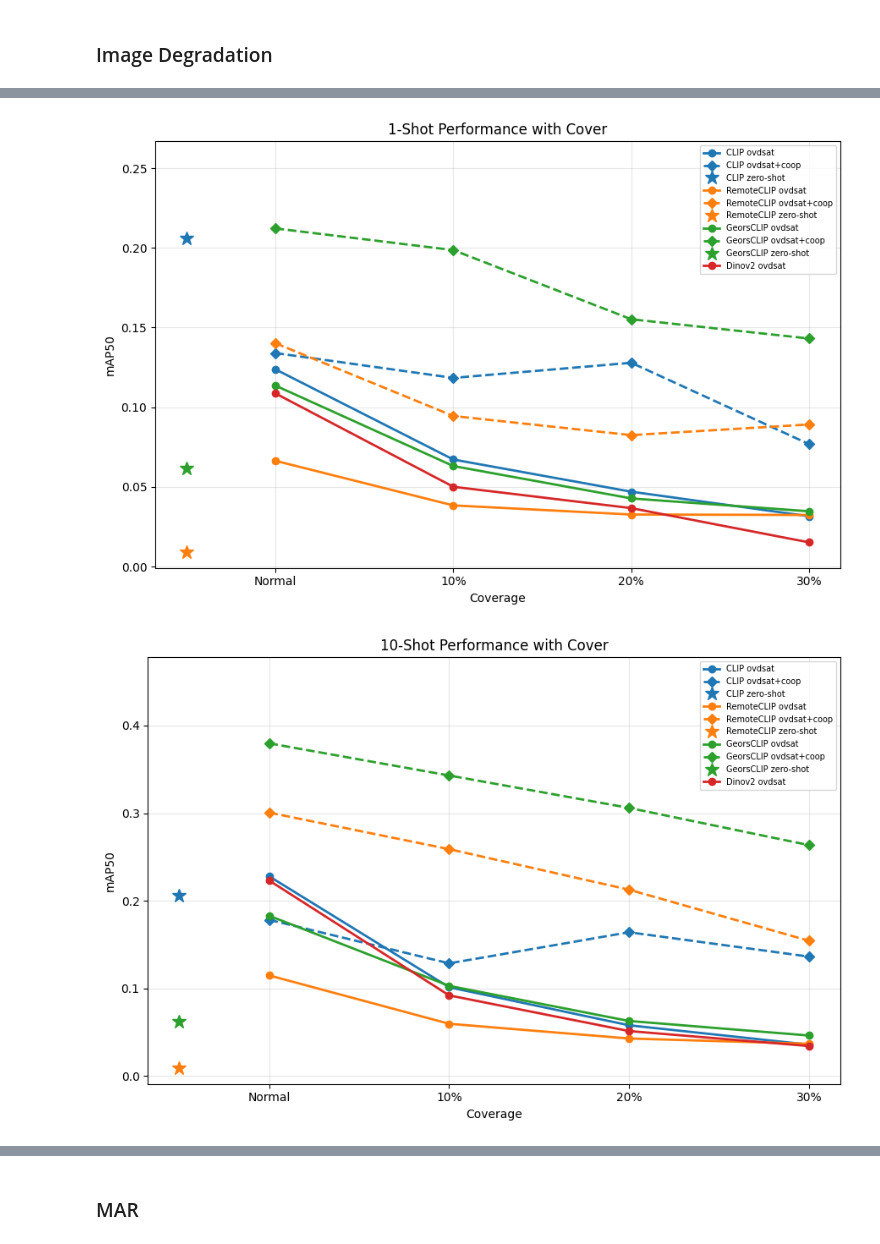
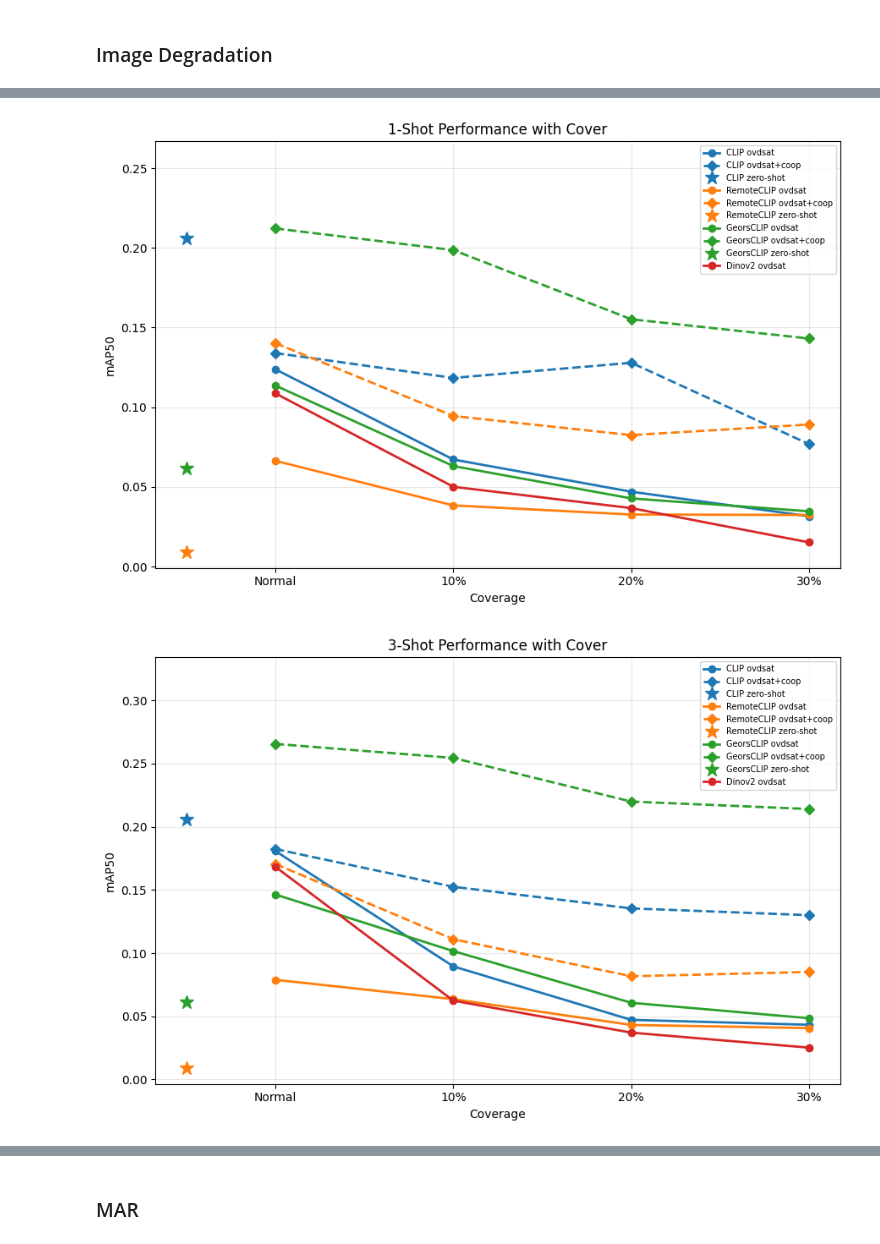
Before and after one commit to madelineloui/ovdsat, a Jupyter notebook: plots.ipynb, the cells around one changed output, grey strips where cells are left out. Cells and saved outputs as stored; diff of their text form; code cells hidden in the pictures.

```diff
--- a/plots.ipynb
+++ b/plots.ipynb
@@ -1140,6 +1016,27 @@ data_1shot = {
     },
     "Dinov2": {
         "ovdsat": [0.1087, 0.0501, 0.0367, 0.0152],
+    },
+}
+
+data_3shot = {
+    "CLIP": {
+        "zero-shot": 0.2060,
+        "ovdsat": [0.1808, 0.0895, 0.0472, 0.0433],
+        "coop":   [0.1823, 0.1525, 0.1354, 0.1300],
+    },
+    "RemoteCLIP": {
+        "zero-shot": 0.0093,
+        "ovdsat": [0.0789, 0.0636, 0.0432, 0.0407],
+        "coop":   [0.1705, 0.1110, 0.0817, 0.0851],
+    },
+    "GeorsCLIP": {
+        "zero-shot": 0.0615,
+        "ovdsat": [0.1464, 0.1016, 0.0607, 0.0485],
+        "coop":   [0.2655, 0.2544, 0.2199, 0.2140],
+    },
+    "Dinov2": {
+        "ovdsat": [0.1683, 0.0624, 0.0371, 0.0252],
     },
 }
 
@@ -1154,31 +1051,39 @@ data_10shot = {
         "ovdsat": [0.1147, 0.0595, 0.0427, 0.0367],
         "coop":   [0.3006, 0.2589, 0.2126, 0.1543],
     },
     "GeorsCLIP": {
         "zero-shot": 0.0615,
         "ovdsat": [0.1828, 0.1028, 0.0627, 0.0461],
         "coop":   [0.3797, 0.3430, 0.3060, 0.2635],
     },
     "Dinov2": {
         "ovdsat": [0.2230, 0.0919, 0.0512, 0.0341],
     },
 }
 
 plot_degrade_results(
     data_1shot,
     "1-Shot Performance with Cover",
     cover_labels,
     "Coverage",
     save_path="figures/cover_1shot.png"
 )
 
 plot_degrade_results(
+    data_3shot,
+    "3-Shot Performance with Cover",
+    cover_labels,
+    "Coverage",
+    "figures/cover_3shot.png"
+)
+
+plot_degrade_results(
     data_10shot,
     "10-Shot Performance with Cover",
     cover_labels,
     "Coverage",
     "figures/cover_10shot.png"
 )
 # %% [output]
 [figure]
-[figure, old version]
+[figure, new version]
```
Also changed, not shown: parts of 15 cells of this notebook, 4 other files.
